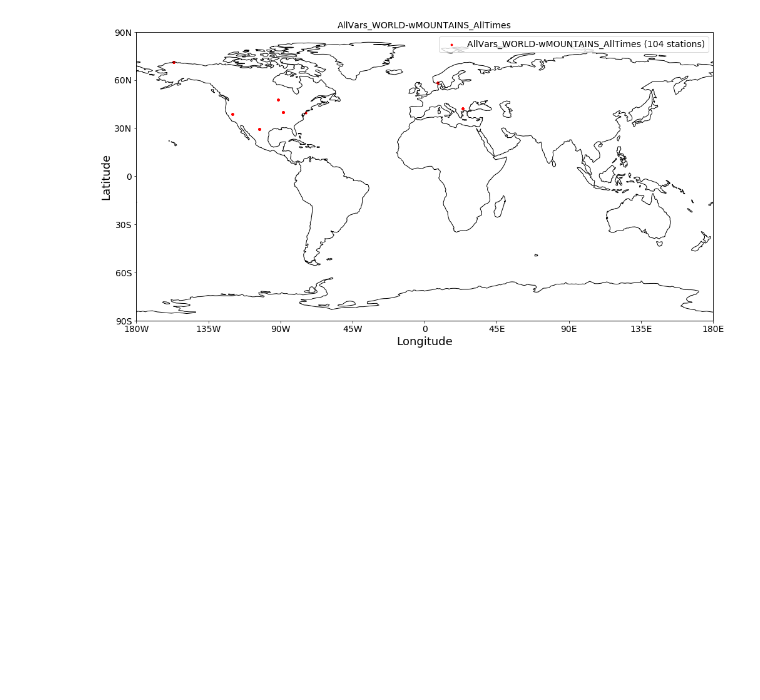
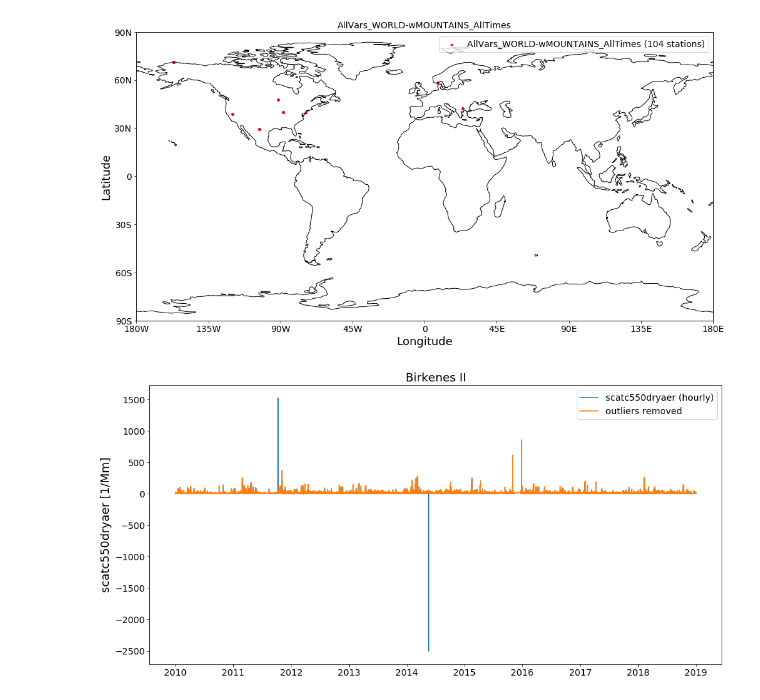
Before and after one commit to NordicESMhub/NEGI-Abisko-2019, a Jupyter notebook: content/training/pyaerocom/example_ebas_read.ipynb, the cells around one changed output. Saved outputs shown, nothing was run; the diff lists cells and outputs as text; code cells hidden in the pictures; blank space fills up the shorter version.

```diff
--- a/content/training/pyaerocom/example_ebas_read.ipynb
+++ b/content/training/pyaerocom/example_ebas_read.ipynb
@@ -46,3 +69,10 @@ data.unique_station_names
 data.plot_station_coordinates();
 # %% [output]
 [figure]
+# %%
+stat = data.to_station_data('Birkenes II')
+ax = stat.plot_timeseries(var_name='scatc550dryaer')
+stat.remove_outliers(var_name='scatc550dryaer')
+stat.plot_timeseries(var_name='scatc550dryaer', label='outliers removed', ax=ax);
+# %% [output]
+[figure, added]
```
Also changed, not shown: parts of 4 cells of this notebook, 3 other files.
